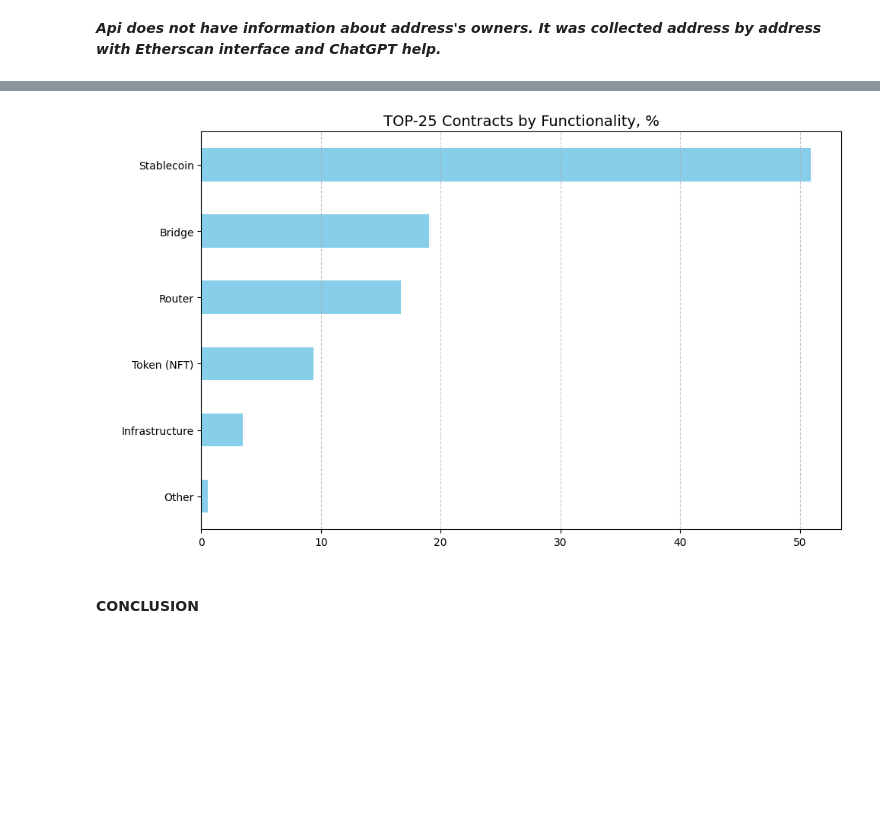
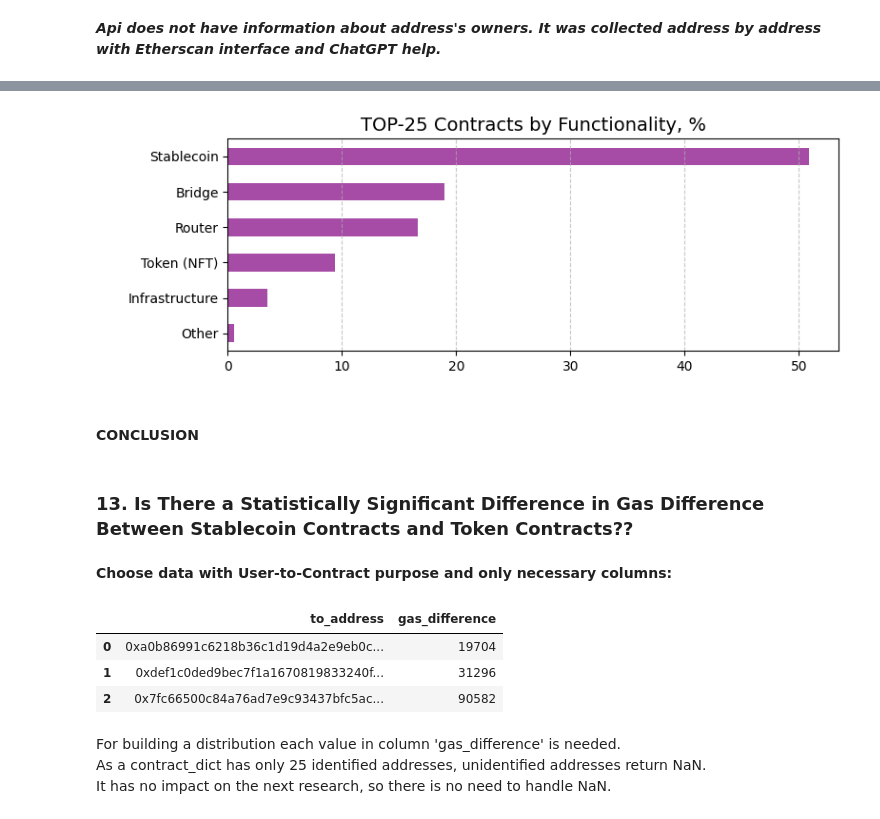
Before and after one commit to diachkina/blockchain_ethereum_project, a Jupyter notebook: ethereum_analysis.ipynb, the cells around one changed output, grey strips where cells are left out. Saved outputs shown, nothing was run; the diff lists cells and outputs as text; code cells hidden in the pictures; blank space fills up the shorter version.

```diff
--- a/ethereum_analysis.ipynb
+++ b/ethereum_analysis.ipynb
@@ -318,0 +441,2 @@ plt.show()
+# %%
+df['gas_difference'] = df['gas'] - df['receipt_gas_used']
@@ -321,5 +550,12 @@ plt.show()
 # %%
-top25_contracts = df[(df['function'] != 'Transfer') & (df['to_address'] != 'Contract')].to_address.value_counts().head(25).reset_index()
+top25_contracts = (
+    df[(df['function'] != 'Transfer') & (df['to_address'] != 'Contract')]
+    .to_address.value_counts()
+    .head(25)
+    .reset_index()
+)
+
+top25_contracts.columns = ['to_address', 'transaction_count']
 # %%
 top25_contracts.head(3)
 # %% [output]
@@ -382,17 +598,20 @@ top25_contracts
 # %%
 def get_contract_functionality(decoded_contracts):
-    if 'tether' in decoded_contracts.lower() or 'usd coin' in decoded_contracts.lower() or 'dai' in decoded_contracts.lower():
-        return 'Stablecoin'
-    elif 'uniswap' in decoded_contracts.lower() or 'metamask' in decoded_contracts.lower():
-        return 'Router'
-    elif 'bridge' in decoded_contracts.lower():
-        return 'Bridge'
-    elif 'token' in decoded_contracts.lower():
-        return 'Token (NFT)'
-    elif 'ens' in decoded_contracts.lower() or 'proxy' in decoded_contracts.lower() or 'beacon' in decoded_contracts.lower():
-        return 'Infrastructure'
-    else:
-        return 'Other'
+    if isinstance(decoded_contracts, str):
+        decoded_contracts = decoded_contracts.lower()
+        if 'tether' in decoded_contracts or 'usd coin' in decoded_contracts or 'dai' in decoded_contracts:
+            return 'Stablecoin'
+        elif 'uniswap' in decoded_contracts or 'metamask' in decoded_contracts:
+            return 'Router'
+        elif 'bridge' in decoded_contracts:
+            return 'Bridge'
+        elif 'token' in decoded_contracts:
+            return 'Token (NFT)'
+        elif 'ens' in decoded_contracts or 'proxy' in decoded_contracts or 'beacon' in decoded_contracts:
+            return 'Infrastructure'
+        else:
+            return 'Other'
+    return 'Other'
 # %%
 top25_contracts['contract_functionality'] = top25_contracts['decoded_contracts'].apply(get_contract_functionality)
 # %%
@@ -418,18 +624,34 @@ top25_contracts
 # %%
-category_percentage = top25_contracts.groupby('contract_functionality')['count'].sum() / top25_contracts['count'].sum() * 100
+category_percentage = top25_contracts.groupby('contract_functionality')['transaction_count'].sum() / top25_contracts['transaction_count'].sum() * 100
 
-plt.figure(figsize=(10, 6))
-category_percentage.sort_values().plot(kind='barh', color='skyblue')
+plt.figure(figsize=(8, 3))
+category_percentage.sort_values().plot(kind='barh', color='purple', alpha=0.7)
 
 plt.title('TOP-25 Contracts by Functionality, %', fontsize=14)
 plt.ylabel('  ', fontsize=12)
 plt.xticks(fontsize=10)
 plt.yticks(fontsize=10)
 plt.grid(axis='x', linestyle='--', alpha=0.7)
 
 plt.tight_layout()
 plt.show()
 # %% [output]
-[figure, old version]
+[figure, new version]
 # %% [markdown]
 #### CONCLUSION
+# %% [markdown]
+### **13. Is There a Statistically Significant Difference in Gas Difference Between Stablecoin Contracts and Token Contracts??**
+# %% [markdown]
+**Choose data with User-to-Contract purpose and only necessary columns:**
+# %%
+user_to_contract_gas_diff = df[df['transactions_purpose'] == 'User-to-Contract'][['to_address', 'gas_difference']]
+user_to_contract_gas_diff.head(3)
+# %% [output]
+|  | to_address | gas_difference |
+| 0 | 0xa0b86991c6218b36c1d19d4a2e9eb0c... | 19704 |
+| 1 | 0xdef1c0ded9bec7f1a1670819833240f... | 31296 |
+| 2 | 0x7fc66500c84a76ad7e9c93437bfc5ac... | 90582 |
+# %% [markdown]
+For building a distribution each value in column 'gas_difference' is needed.
+As a contract_dict has only 25 identified addresses, unidentified addresses return NaN.
+It has no impact on the next research, so there is no need to handle NaN.
```
Also changed, not shown: parts of 58 cells of this notebook.
